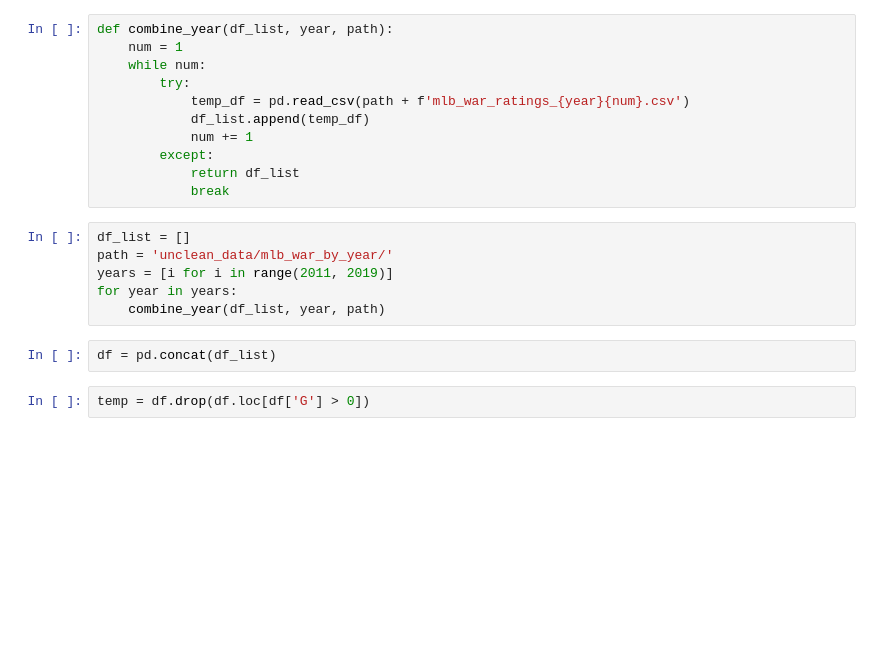
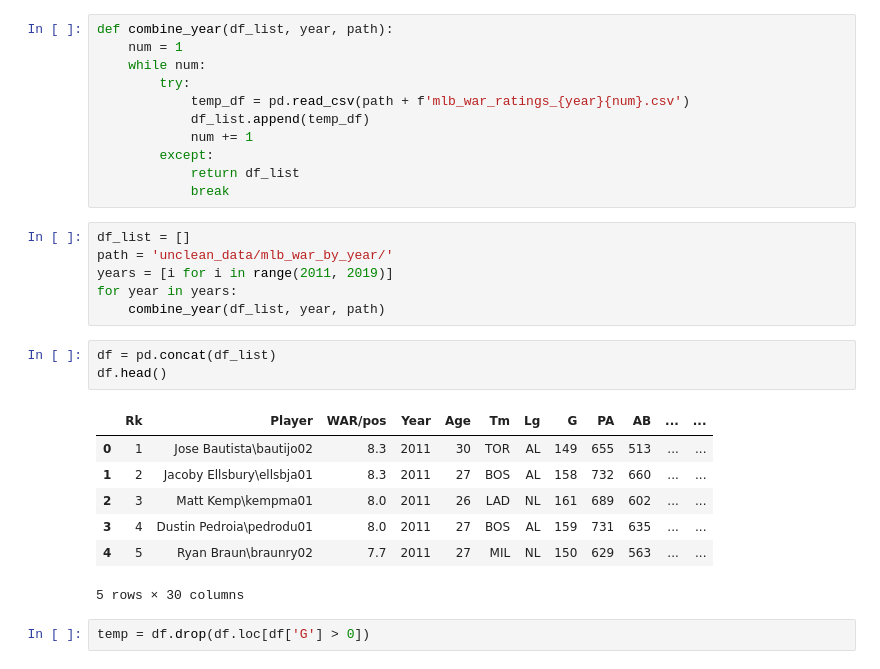
Before and after one commit to Axemen/Pro-Sports-Stats, a Jupyter notebook: libs/Fixing mistakes.ipynb, the cells around one changed output. Cells and saved outputs as stored; diff of their text form; blank space fills up the shorter version.

```diff
--- a/libs/Fixing mistakes.ipynb
+++ b/libs/Fixing mistakes.ipynb
@@ -19,6 +19,15 @@ for year in years:
     combine_year(df_list, year, path)
 # %%
 df = pd.concat(df_list)
+df.head()
+# %% [output]
+|  | Rk | Player | WAR/pos | Year | Age | Tm | Lg | G | PA | AB | ... | ... |
+| 0 | 1 | Jose Bautista\bautijo02 | 8.3 | 2011 | 30 | TOR | AL | 149 | 655 | 513 | ... | ... |
+| 1 | 2 | Jacoby Ellsbury\ellsbja01 | 8.3 | 2011 | 27 | BOS | AL | 158 | 732 | 660 | ... | ... |
+| 2 | 3 | Matt Kemp\kempma01 | 8.0 | 2011 | 26 | LAD | NL | 161 | 689 | 602 | ... | ... |
+| 3 | 4 | Dustin Pedroia\pedrodu01 | 8.0 | 2011 | 27 | BOS | AL | 159 | 731 | 635 | ... | ... |
+| 4 | 5 | Ryan Braun\braunry02 | 7.7 | 2011 | 27 | MIL | NL | 150 | 629 | 563 | ... | ... |
+5 rows × 30 columns
 # %%
 temp = df.drop(df.loc[df['G'] > 0])
 # %% [output]
```
Also changed, not shown: parts of 4 cells of this notebook, 6 other files.
